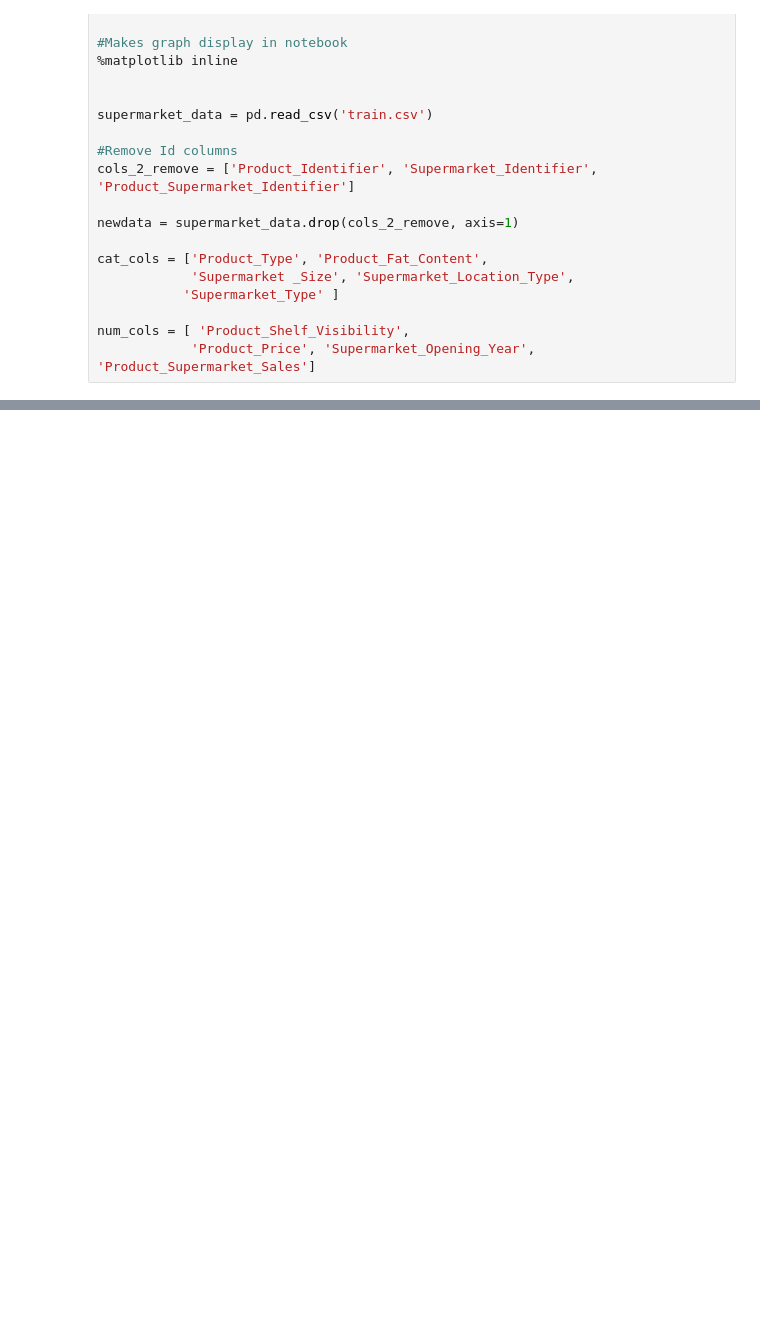
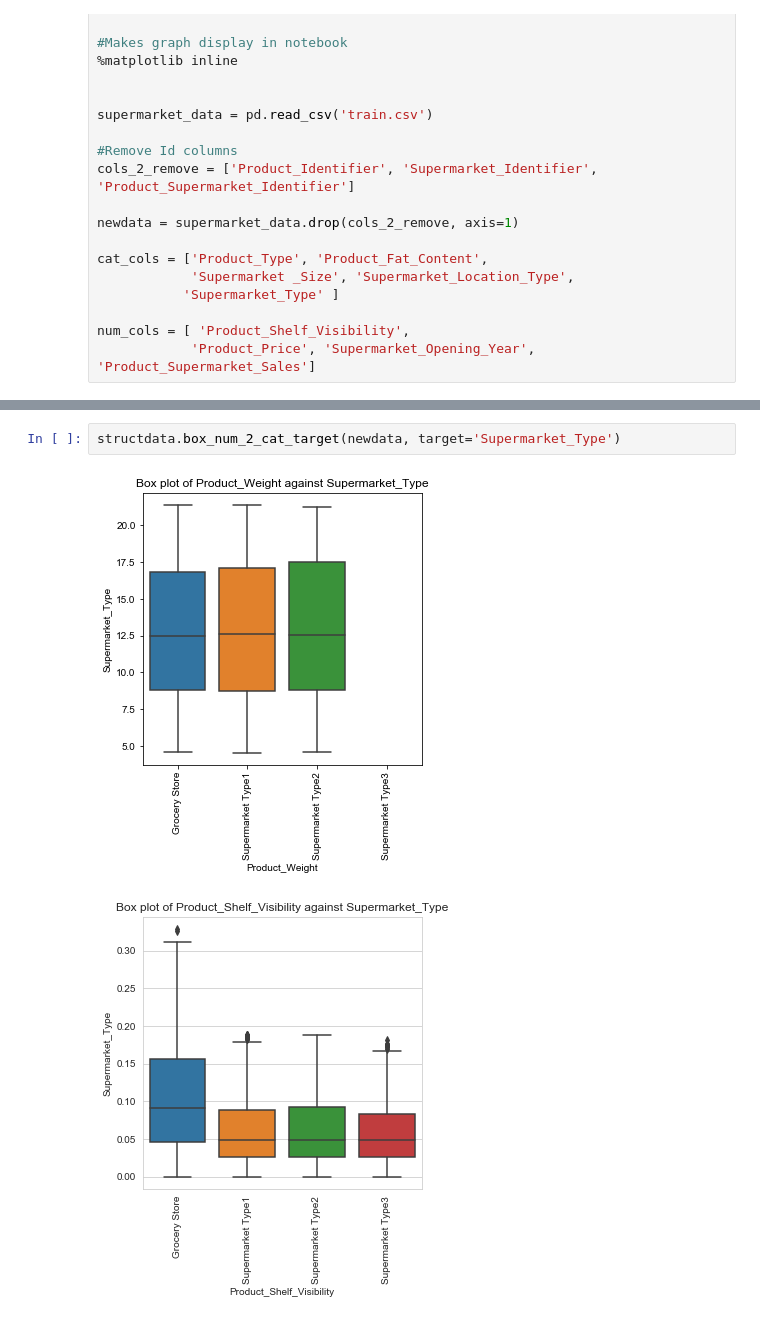
Before and after one commit to risenW/datasist, a Jupyter notebook: visualz/visualz/test.ipynb, the cells around one changed output, grey strips where cells are left out. Cells and saved outputs as stored; diff of their text form; blank space fills up the shorter version.

```diff
--- a/visualz/visualz/test.ipynb
+++ b/visualz/visualz/test.ipynb
@@ -31,0 +25,5 @@ structdata.hist_num_features(newdata, num_cols)
+# %%
+structdata.box_num_2_cat_target(newdata, target='Supermarket_Type')
+# %% [output]
+[figure, added]
+[figure, added]
```
Also changed, not shown: parts of 2 cells of this notebook, 2 other files.
